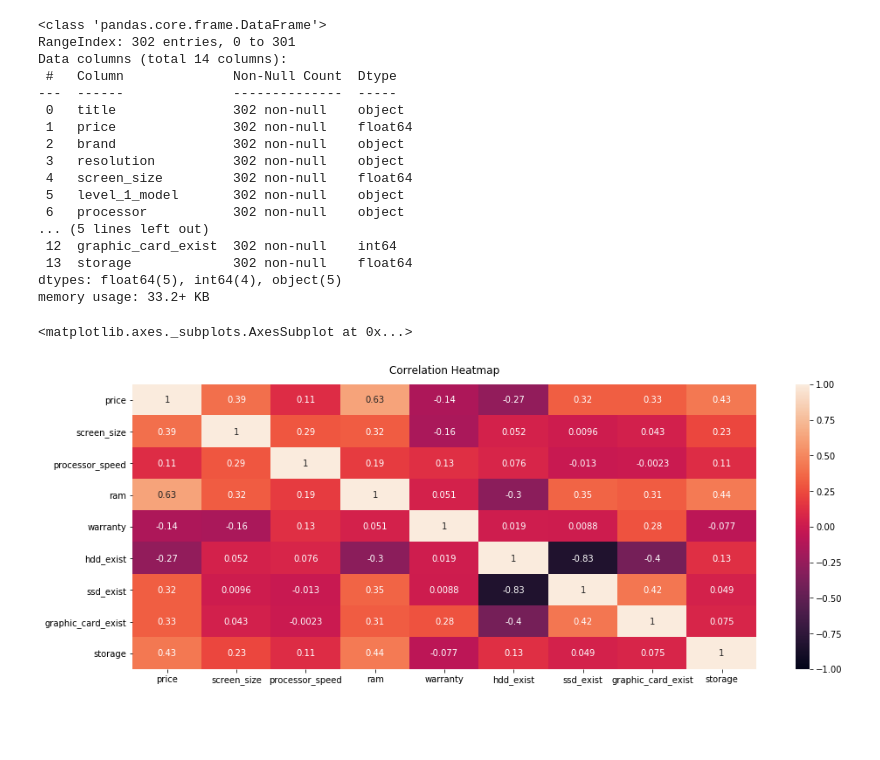
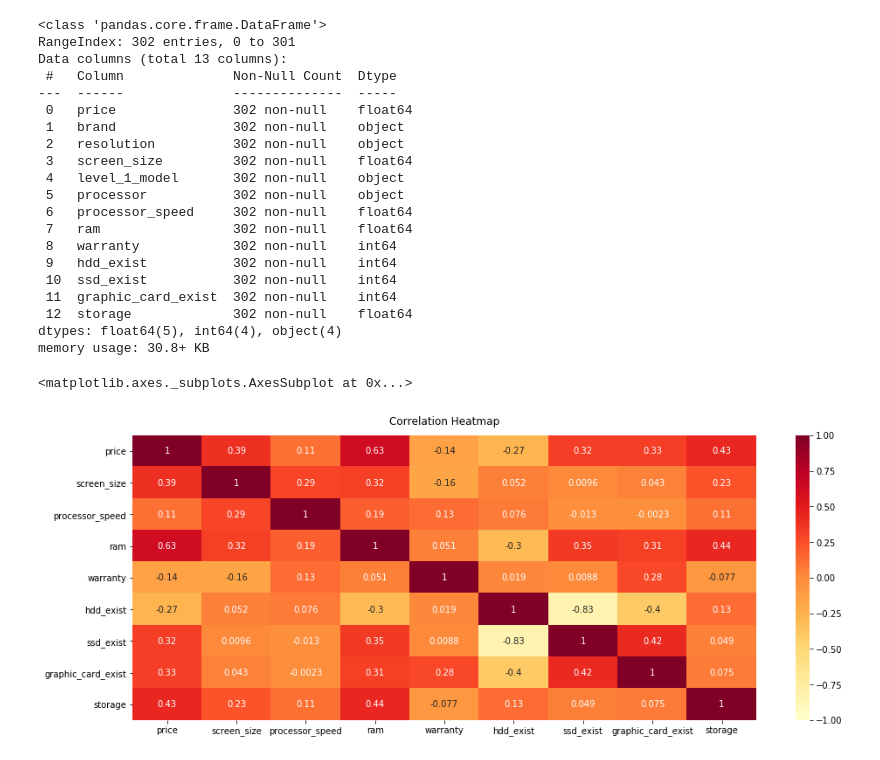
Before and after one commit to leonardoedgar/notebook-engine, a Jupyter notebook: scripts/show_correlation.ipynb, the cells around one changed output. Saved outputs shown, nothing was run; the diff lists cells and outputs as text; code cells hidden in the pictures; blank space fills up the shorter version.

Commit message:
update heatmap colormap

```diff
--- a/scripts/show_correlation.ipynb
+++ b/scripts/show_correlation.ipynb
@@ -4,9 +4,9 @@ import seaborn as sns
 import matplotlib.pyplot as plt
 %matplotlib inline
 # %%
-df = pd.read_csv("../data/CE9010_cleaned_data.csv")
+df = pd.read_csv("../data/cleaned_data.csv")
 # %%
-columns_to_drop = ["link", "description", "weight", "hdd_gb", "ssd_gb", "graphic_card"]
+columns_to_drop = ["title", "link", "description", "weight", "hdd_gb", "ssd_gb", "graphic_card"]
 # %%
 df.drop(columns=columns_to_drop, inplace=True)
 # %%
@@ -14,35 +14,38 @@ df.info()
 # %% [output]
 <class 'pandas.core.frame.DataFrame'>
 RangeIndex: 302 entries, 0 to 301
-Data columns (total 14 columns):
+Data columns (total 13 columns):
  #   Column              Non-Null Count  Dtype
 ---  ------              --------------  -----
- 0   title               302 non-null    object
- 1   price               302 non-null    float64
- 2   brand               302 non-null    object
- 3   resolution          302 non-null    object
- 4   screen_size         302 non-null    float64
- 5   level_1_model       302 non-null    object
- 6   processor           302 non-null    object
-... (5 lines left out)
- 12  graphic_card_exist  302 non-null    int64
- 13  storage             302 non-null    float64
-dtypes: float64(5), int64(4), object(5)
-memory usage: 33.2+ KB
+ 0   price               302 non-null    float64
+ 1   brand               302 non-null    object
+ 2   resolution          302 non-null    object
+ 3   screen_size         302 non-null    float64
+ 4   level_1_model       302 non-null    object
+ 5   processor           302 non-null    object
+ 6   processor_speed     302 non-null    float64
+ 7   ram                 302 non-null    float64
+ 8   warranty            302 non-null    int64
+ 9   hdd_exist           302 non-null    int64
+ 10  ssd_exist           302 non-null    int64
+ 11  graphic_card_exist  302 non-null    int64
+ 12  storage             302 non-null    float64
+dtypes: float64(5), int64(4), object(4)
+memory usage: 30.8+ KB
 # %%
 plt.figure(figsize=(16, 6))
 
 # Show correlation between each data values using Pearson Correlation Coefficient (https://en.wikipedia.org/wiki/Pearson_correlation_coefficient)
-heatmap = sns.heatmap(df.corr(), vmin=-1, vmax=1, annot=True)
+heatmap = sns.heatmap(df.corr(), vmin=-1, vmax=1, annot=True, cmap="YlOrRd")
 heatmap.set_title('Correlation Heatmap', fontdict={'fontsize':12}, pad=12)
 
 # Cropped top and bottom part of seaborn heatmap, bug in matplotlib 3.1 (https://github.com/mwaskom/seaborn/issues/1773)
 bottom, top = heatmap.get_ylim()
 heatmap.set_ylim(bottom + 0.5, top - 0.5)
 heatmap
 # %% [output]
 <matplotlib.axes._subplots.AxesSubplot at 0x...>
-[figure, old version]
+[figure, new version]
 # %%
 # Save heatmap
 figure = heatmap.get_figure()
```
Also changed, not shown: 1 other file.
